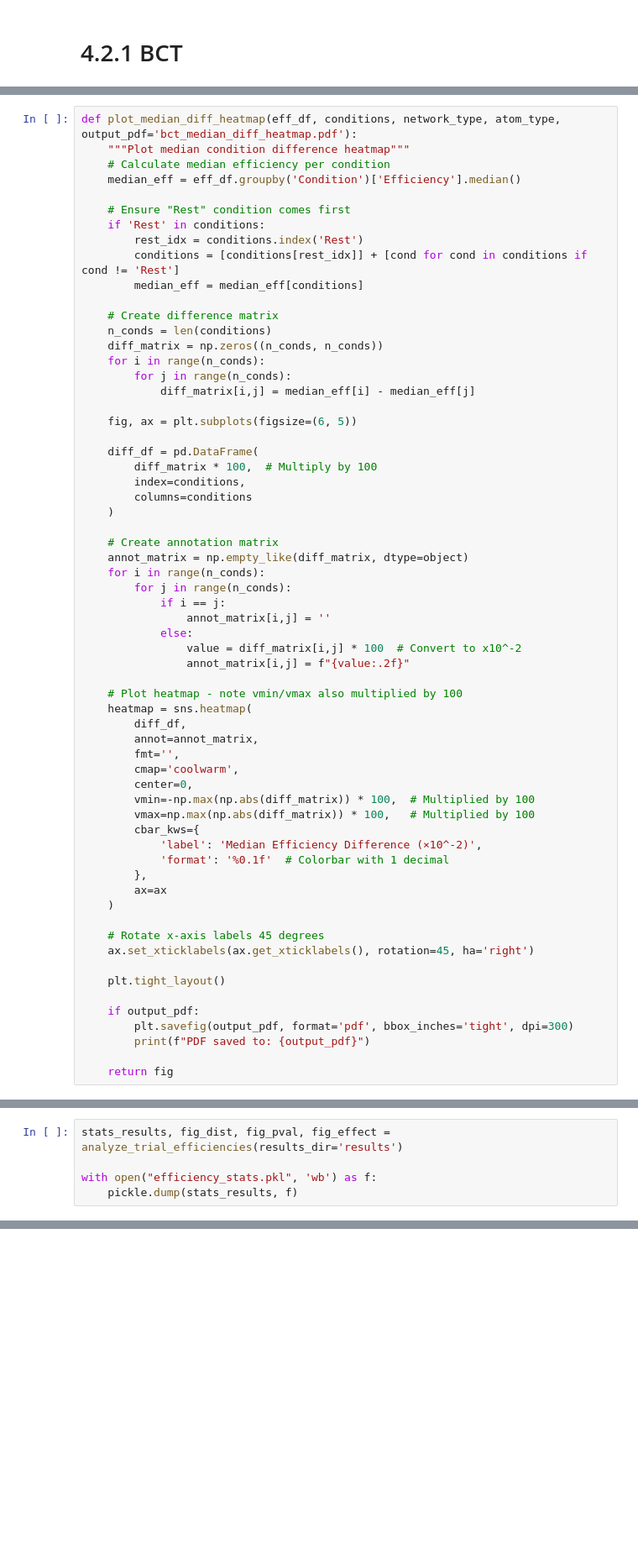
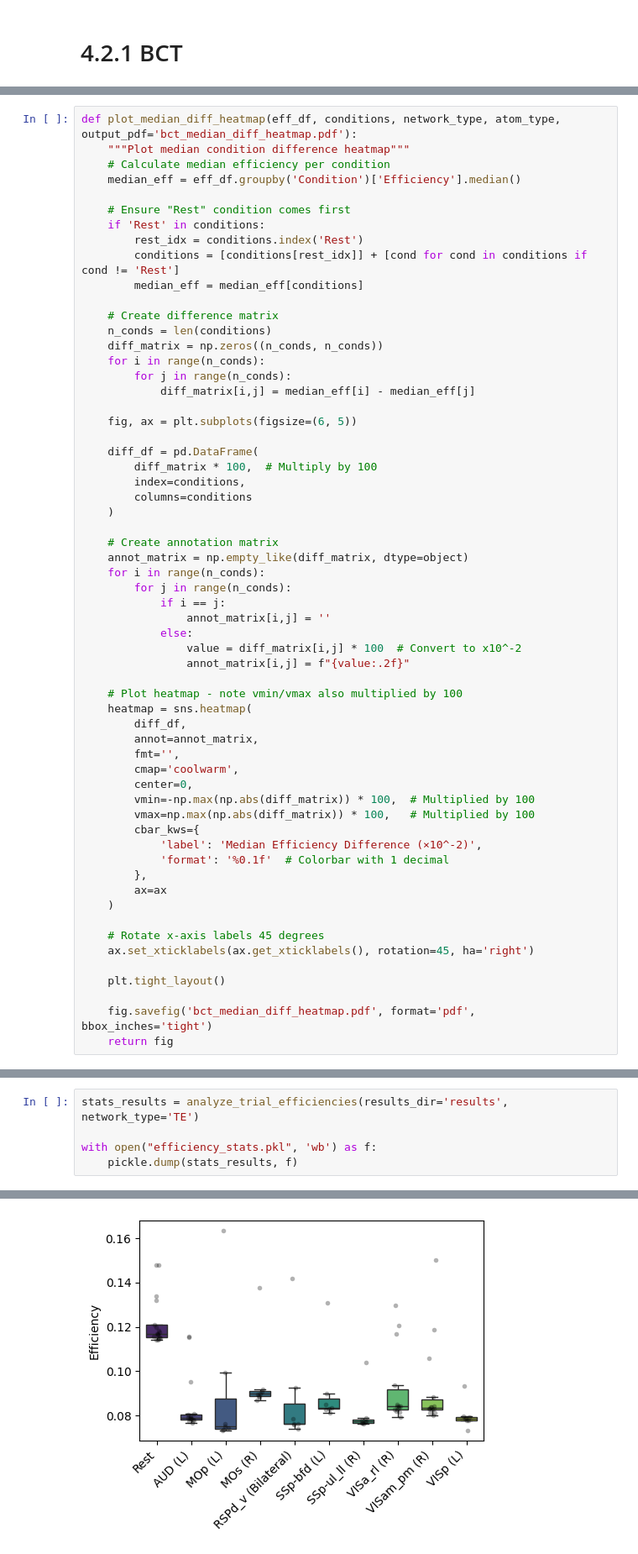
Before and after one commit to abaabaATU/MSc_Computing_Project2025, a Jupyter notebook: 4.2.1_BCT.ipynb, the cells around one changed output, grey strips where cells are left out. Shown at 84% size. Saved outputs shown, nothing was run; the diff lists cells and outputs as text; blank space fills up the shorter version.

```diff
--- a/4.2.1_BCT.ipynb
+++ b/4.2.1_BCT.ipynb
@@ -122,10 +123,7 @@ def plot_median_diff_heatmap(eff_df, conditions, network_type, atom_type, output
 
     plt.tight_layout()
 
-    if output_pdf:
-        plt.savefig(output_pdf, format='pdf', bbox_inches='tight', dpi=300)
-        print(f"PDF saved to: {output_pdf}")
-
+    fig.savefig('bct_median_diff_heatmap.pdf', format='pdf', bbox_inches='tight')
     return fig
 # %%
 def plot_pvalue_heatmap(pval_matrix_fdr, conditions, network_type, atom_type):
@@ -422,5 +424,6 @@ def analyze_trial_efficiencies(results_dir='results', network_type='TE', atom_ty
 # %%
-stats_results, fig_dist, fig_pval, fig_effect = analyze_trial_efficiencies(results_dir='results')
+stats_results = analyze_trial_efficiencies(results_dir='results', network_type='TE')
 
 with open("efficiency_stats.pkl", 'wb') as f:
     pickle.dump(stats_results, f)
+# %% [output]
@@ -426,0 +446 @@ with open("efficiency_stats.pkl", 'wb') as f:
+[figure, added]
```
Also changed, not shown: parts of 7 cells of this notebook.
